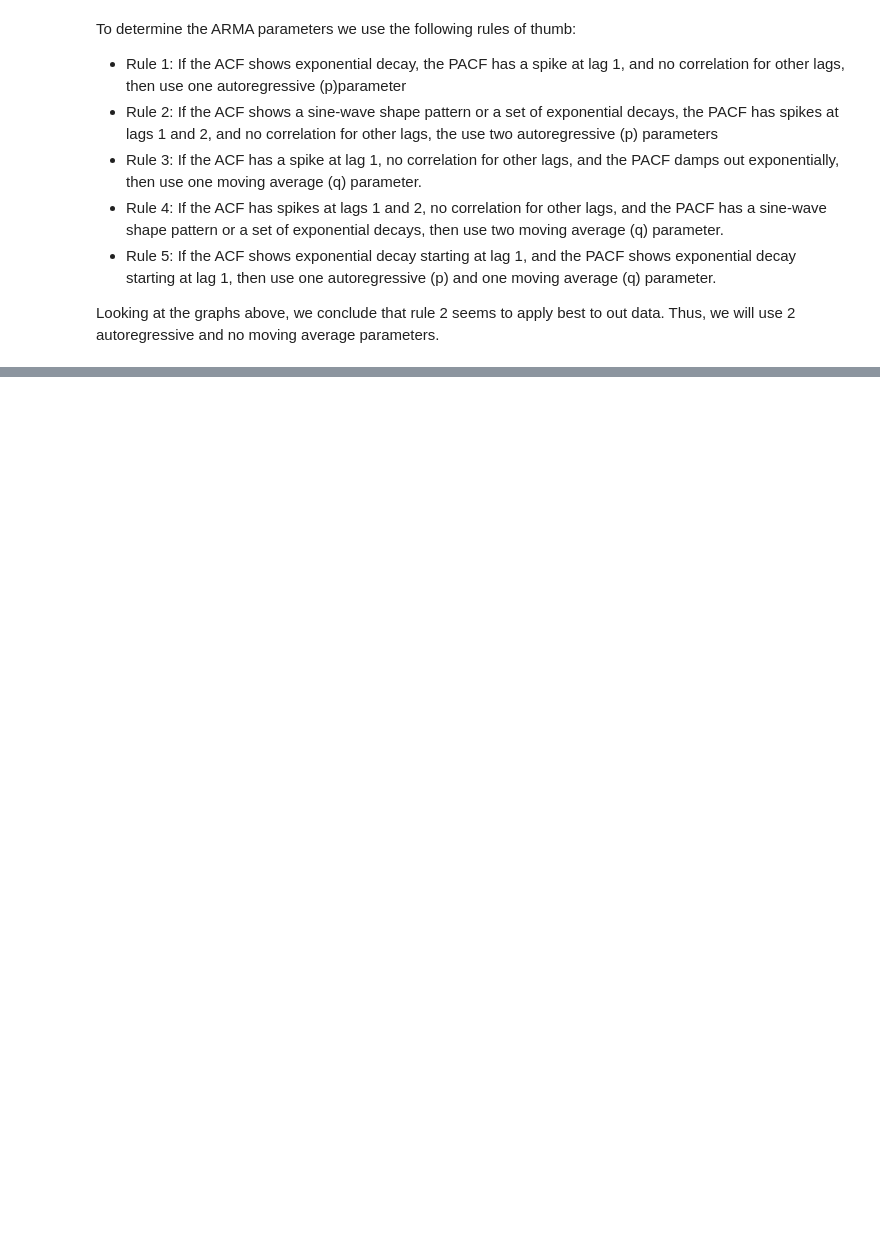
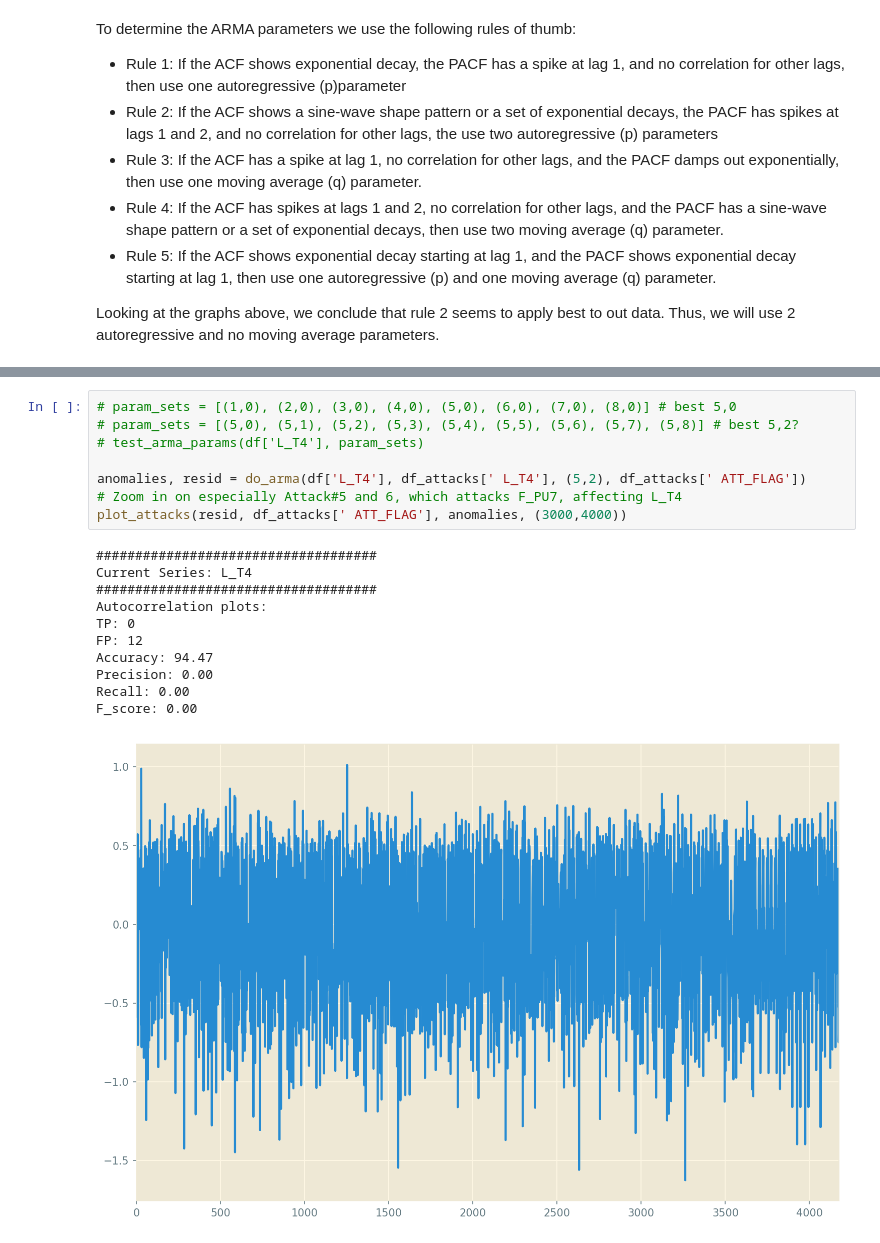
Before and after one commit to mennobo/CS4035_CDA_3, a Jupyter notebook: Assignment 2/Task1.ipynb, the cells around one changed output, grey strips where cells are left out. Saved outputs shown, nothing was run; the diff lists cells and outputs as text; blank space fills up the shorter version.

```diff
--- a/Assignment 2/Task1.ipynb
+++ b/Assignment 2/Task1.ipynb
@@ -367,0 +400,20 @@ Name:  ATT_FLAG, Length: 4177, dtype: int64
+# %%
+# param_sets = [(1,0), (2,0), (3,0), (4,0), (5,0), (6,0), (7,0), (8,0)] # best 5,0
+# param_sets = [(5,0), (5,1), (5,2), (5,3), (5,4), (5,5), (5,6), (5,7), (5,8)] # best 5,2?
+# test_arma_params(df['L_T4'], param_sets)
+
+anomalies, resid = do_arma(df['L_T4'], df_attacks[' L_T4'], (5,2), df_attacks[' ATT_FLAG'])
+# Zoom in on especially Attack#5 and 6, which attacks F_PU7, affecting L_T4
+plot_attacks(resid, df_attacks[' ATT_FLAG'], anomalies, (3000,4000))
+# %% [output]
+####################################
+Current Series: L_T4
+####################################
+Autocorrelation plots:
+TP: 0
+FP: 12
+Accuracy: 94.47
+Precision: 0.00
+Recall: 0.00
+F_score: 0.00
+[figure, added]
```
Also changed, not shown: parts of 36 cells of this notebook.
